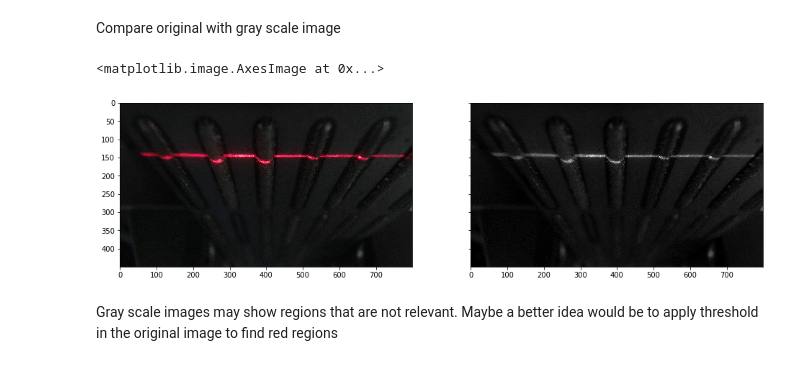
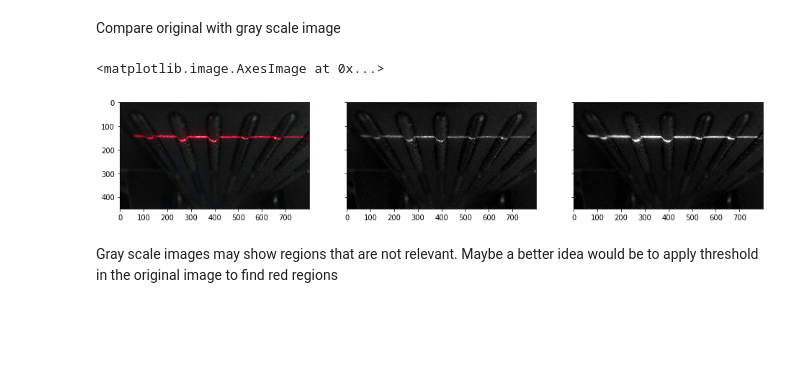
Before and after one commit to amaralc/digiclad, a Jupyter notebook: teste_calil.ipynb, the cells around one changed output. Drawn from its saved outputs; the diff is of its cells as text; code cells hidden in the pictures; blank space fills up the shorter version.

Commit message:
Code: used R spectrum only to convert to grayscale

```diff
--- a/teste_calil.ipynb
+++ b/teste_calil.ipynb
@@ -18,19 +18,23 @@ Compare original with gray scale image
 # %%
 # Load the image in color (OpenCV standard = BGR)
 orig = cv2.imread("./img/frames/png/frame_15_delay-0.2s.png", cv2.IMREAD_COLOR)
 # Convert to RGB
 orig = cv2.cvtColor(orig, cv2.COLOR_BGR2RGB)
 
+# Get oly R spectrum and plot as grayscale
+red_to_gray = orig[:,:,0]
+
 # Load the image in grayscale
 gray = cv2.imread("./img/frames/png/frame_15_delay-0.2s.png", cv2.IMREAD_GRAYSCALE)
 
-fig, axes = plt.subplots(1, 2, figsize=(16, 12), sharex=True, sharey=True)
+fig, axes = plt.subplots(1, 3, figsize=(16, 12), sharex=True, sharey=True)
 ax = axes.ravel()
 ax[0].imshow(orig)
 ax[1].imshow(gray, 'gray')
+ax[2].imshow(red_to_gray, 'gray')
 # %% [output]
 <matplotlib.image.AxesImage at 0x...>
-[figure, old version]
+[figure, new version]
 # %% [markdown]
 Gray scale images may show regions that are not relevant. Maybe a better idea would be to apply threshold in the original image to find red regions
 # %% [markdown]
```
Also changed, not shown: parts of 10 cells of this notebook.
